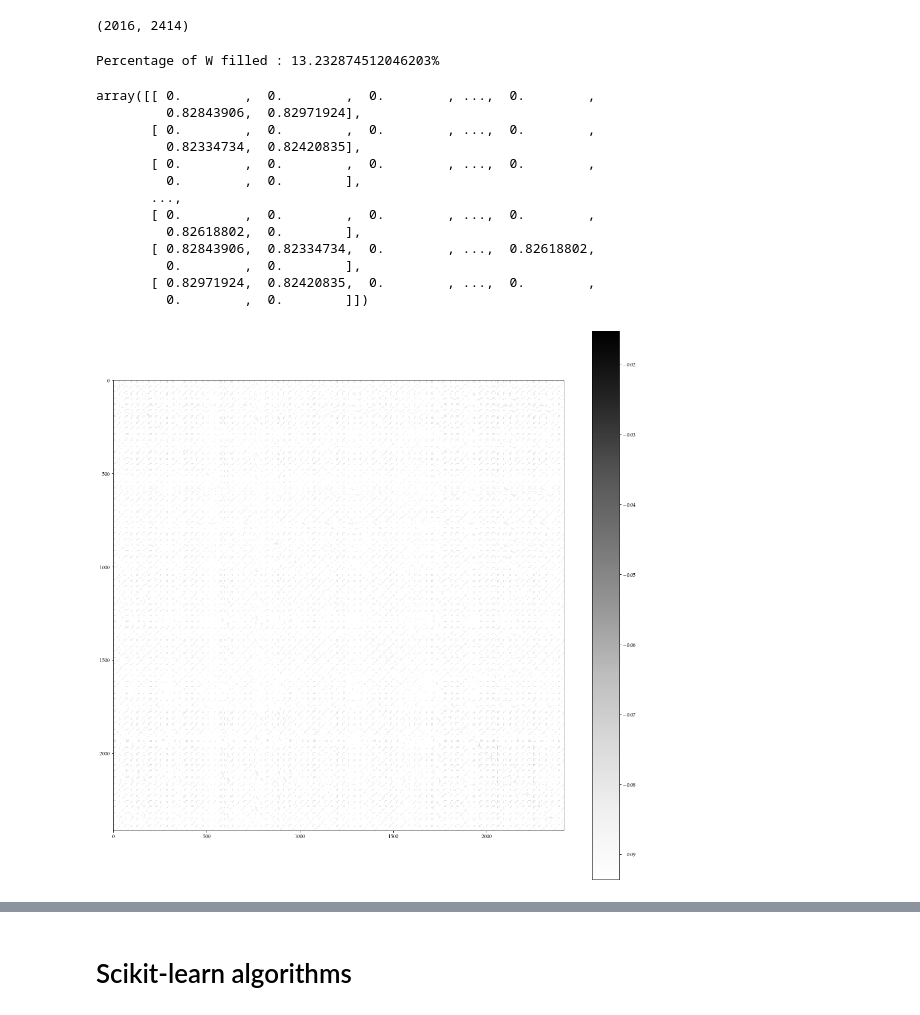
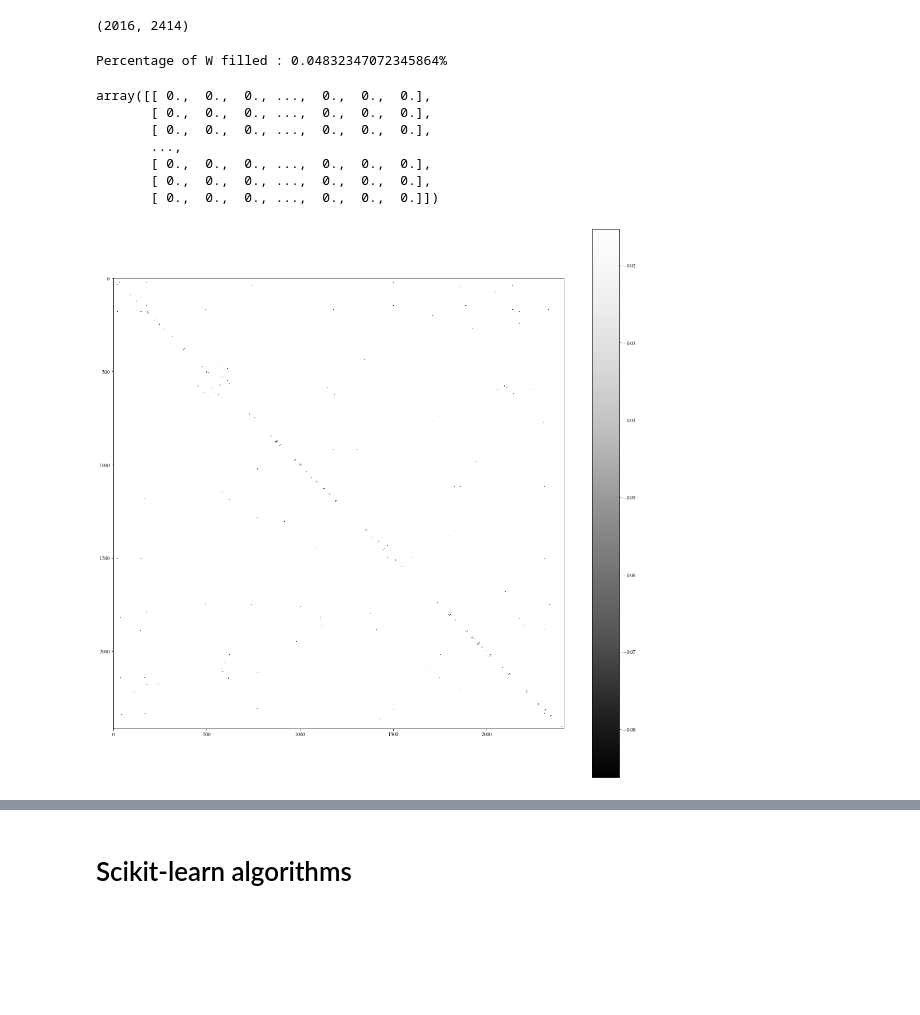
Before and after one commit to VincentMatthys/Unsupervised, a Jupyter notebook: project2/Draft.ipynb, the cells around one changed output, grey strips where cells are left out. Drawn from its saved outputs; the diff is of its cells as text; code cells hidden in the pictures; blank space fills up the shorter version.

```diff
--- a/project2/Draft.ipynb
+++ b/project2/Draft.ipynb
@@ -213,27 +258,21 @@ data.shape
 # distance_matrix = np.array([np.linalg.norm(data - x.reshape(-1, 1), axis = 0) for x in data.T])
 # distance_matrix = 0.5 * (distance_matrix + distance_matrix.T)
 # %%
-W = gaussian_affinity(data, 500, 10e3, distance_matrix = distance_matrix)
+W = gaussian_affinity(data, 11, 10e3, distance_matrix = distance_matrix)
 print ("Percentage of W filled : {}%".format((W > 0).sum() / len(W)**2 * 100))
 W
 # %% [output]
-Percentage of W filled : 13.232874512046203%
+Percentage of W filled : 0.04832347072345864%
-array([[ 0.        ,  0.        ,  0.        , ...,  0.        ,
-         0.82843906,  0.82971924],
-       [ 0.        ,  0.        ,  0.        , ...,  0.        ,
-         0.82334734,  0.82420835],
-       [ 0.        ,  0.        ,  0.        , ...,  0.        ,
-         0.        ,  0.        ],
+array([[ 0.,  0.,  0., ...,  0.,  0.,  0.],
+       [ 0.,  0.,  0., ...,  0.,  0.,  0.],
+       [ 0.,  0.,  0., ...,  0.,  0.,  0.],
        ...,
-       [ 0.        ,  0.        ,  0.        , ...,  0.        ,
-         0.82618802,  0.        ],
-       [ 0.82843906,  0.82334734,  0.        , ...,  0.82618802,
-         0.        ,  0.        ],
-       [ 0.82971924,  0.82420835,  0.        , ...,  0.        ,
-         0.        ,  0.        ]])
+       [ 0.,  0.,  0., ...,  0.,  0.,  0.],
+       [ 0.,  0.,  0., ...,  0.,  0.,  0.],
+       [ 0.,  0.,  0., ...,  0.,  0.,  0.]])
 # %%
 plt.figure(figsize= (20, 20))
-plt.imshow(np.log10(W), cmap = "Greys");
+plt.imshow(np.log10(W), cmap = "Greys_r");
 plt.colorbar();
 # %% [output]
-[figure, old version]
+[figure, new version]
```
Also changed, not shown: parts of 47 cells of this notebook.
